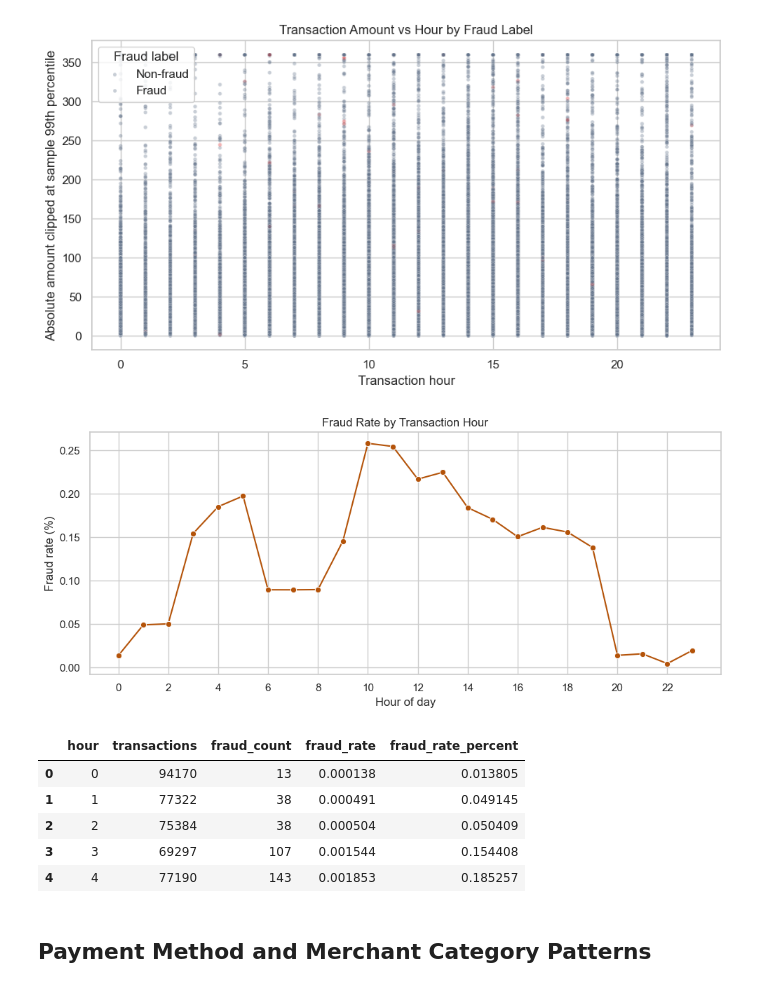
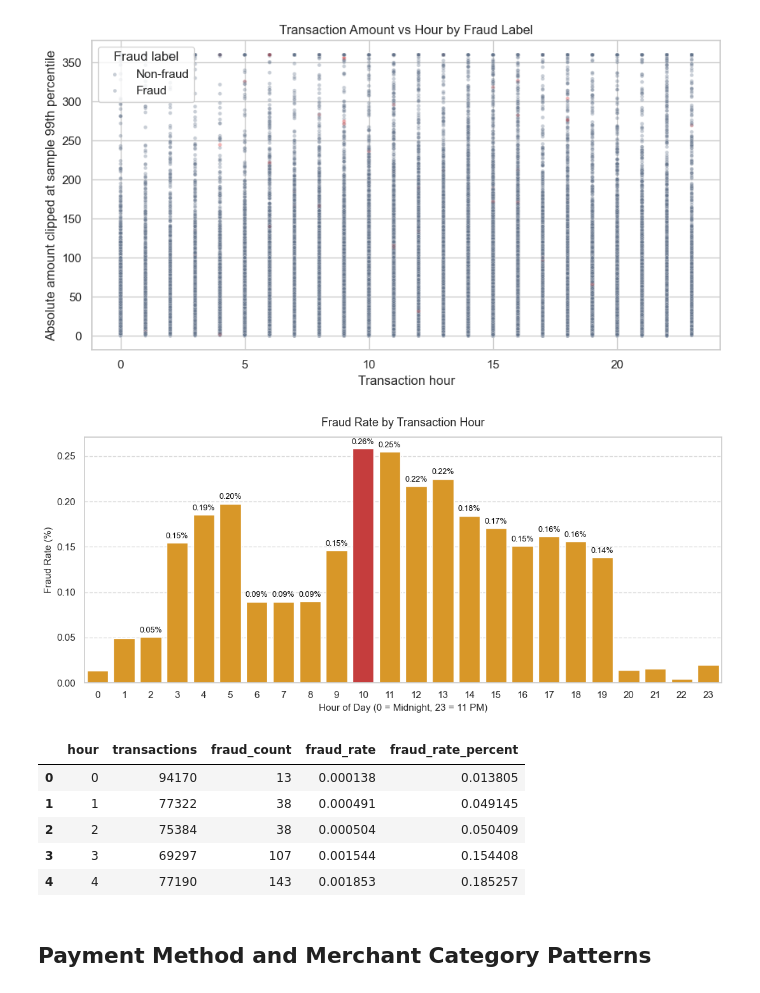
Before and after one commit to chen123893/Big-Data-Project, a Jupyter notebook: notebooks/02_eda.ipynb, the cells around one changed output. Drawn from its saved outputs; the diff is of its cells as text; code cells hidden in the pictures.

```diff
--- a/notebooks/02_eda.ipynb
+++ b/notebooks/02_eda.ipynb
@@ -448,7 +465,16 @@ state_fraud["fraud_rate_percent"] = state_fraud["fraud_rate"] * 100
 top_state_fraud = state_fraud.sort_values("fraud_rate_percent", ascending=False).head(15)
 
 fig, ax = plt.subplots(figsize=(9, 5))
-sns.barplot(data=top_state_fraud, y="merchant_state", x="fraud_rate_percent", color="#16a34a", ax=ax)
+
+max_state_rate = top_state_fraud["fraud_rate_percent"].max()
+state_colors = ["#dc2626" if x == max_state_rate else "#16a34a" for x in top_state_fraud["fraud_rate_percent"]]
+
+sns.barplot(data=top_state_fraud, y="merchant_state", x="fraud_rate_percent", palette=state_colors, hue="merchant_state", legend=False, ax=ax)
+
+for p in ax.patches:
+    width = p.get_width()
+    ax.annotate(f' {width:.2f}%', (width, p.get_y() + p.get_height() / 2.), va='center', ha='left', fontsize=9)
+
 ax.set_title("Top Merchant States by Fraud Rate (Minimum 500 Transactions)")
 ax.set_xlabel("Fraud rate (%)")
 ax.set_ylabel("Merchant state")
@@ -507,25 +533,51 @@ plt.show()
 [figure]
 # %%
 hourly_summary = transactions.groupby("hour", dropna=False).agg(
-    transactions=("id", "size"),
+    transactions=("amount", "size"),
     fraud_count=("is_fraud", "sum"),
     fraud_rate=("is_fraud", "mean"),
 ).reset_index()
 hourly_summary["fraud_rate_percent"] = hourly_summary["fraud_rate"] * 100
 
-fig, ax = plt.subplots(figsize=(10, 4.5))
-sns.lineplot(data=hourly_summary, x="hour", y="fraud_rate_percent", marker="o", color="#b45309", ax=ax)
-ax.set_title("Fraud Rate by Transaction Hour")
-ax.set_xlabel("Hour of day")
-ax.set_ylabel("Fraud rate (%)")
-ax.set_xticks(range(0, 24, 2))
+fig, ax = plt.subplots(figsize=(11, 5))
+
+max_rate = hourly_summary["fraud_rate_percent"].max()
+colors = ["#dc2626" if rate == max_rate else "#f59e0b" for rate in hourly_summary["fraud_rate_percent"]]
+
+sns.barplot(
+    data=hourly_summary,
+    x="hour",
+    y="fraud_rate_percent",
+    palette=colors,
+    hue="hour",
+    legend=False,
+    ax=ax
+)
+
+ax.set_xticks(range(0, 24))
+ax.set_xticklabels(range(0, 24))
+
+ax.set_title("Fraud Rate by Transaction Hour", fontsize=13, pad=12)
+ax.set_xlabel("Hour of Day (0 = Midnight, 23 = 11 PM)", fontsize=11)
+ax.set_ylabel("Fraud Rate (%)", fontsize=11)
+ax.grid(axis='y', linestyle='--', alpha=0.7)
+
+for p in ax.patches:
+    height = p.get_height()
+    if height > 0.05:
+        ax.annotate(f'{height:.2f}%',
+                    (p.get_x() + p.get_width() / 2., height),
+                    ha='center', va='bottom',
+                    fontsize=9, color='black',
+                    xytext=(0, 3), textcoords='offset points')
+
 fig.tight_layout()
 fig.savefig(FIGURE_DIR / "eda_fraud_rate_by_hour.png", dpi=160, bbox_inches="tight")
 plt.show()
 
 hourly_summary.head()
 # %% [output]
-[figure, old version]
+[figure, new version]
 |  | hour | transactions | fraud_count | fraud_rate | fraud_rate_percent |
 | 0 | 0 | 94170 | 13 | 0.000138 | 0.013805 |
 | 1 | 1 | 77322 | 38 | 0.000491 | 0.049145 |
```
Also changed, not shown: parts of 9 cells of this notebook.
